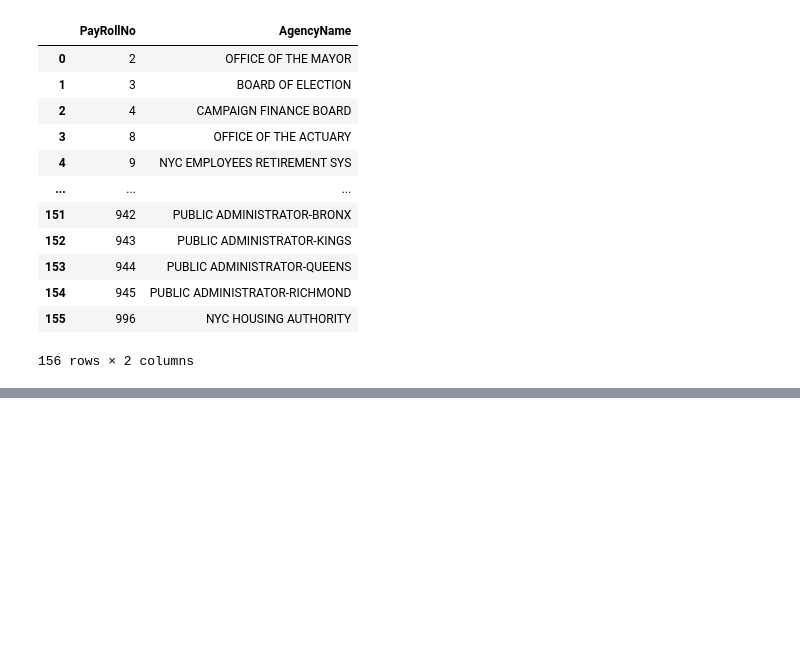
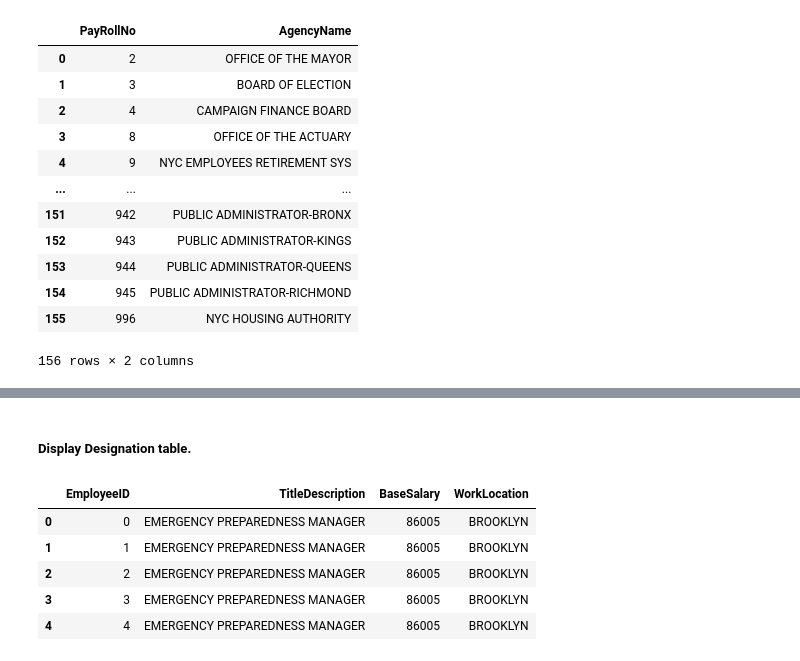
Before and after one commit to sachin17git/NYC-Payroll-Analysis, a Jupyter notebook: importDataDB.ipynb, the cells around one changed output, grey strips where cells are left out. Cells and saved outputs as stored; diff of their text form; code cells hidden in the pictures; blank space fills up the shorter version.

```diff
--- a/importDataDB.ipynb
+++ b/importDataDB.ipynb
@@ -226,0 +266,14 @@ with conn:
+# %% [markdown]
+##### Display Designation table.
+# %%
+with conn:
+    sql = "select * from Designation limit 5;"
+    dff = pd.read_sql_query(sql, conn)
+    display(dff)
+# %% [output]
+|  | EmployeeID | TitleDescription | BaseSalary | WorkLocation |
+| 0 | 0 | EMERGENCY PREPAREDNESS MANAGER | 86005 | BROOKLYN |
+| 1 | 1 | EMERGENCY PREPAREDNESS MANAGER | 86005 | BROOKLYN |
+| 2 | 2 | EMERGENCY PREPAREDNESS MANAGER | 86005 | BROOKLYN |
+| 3 | 3 | EMERGENCY PREPAREDNESS MANAGER | 86005 | BROOKLYN |
+| 4 | 4 | EMERGENCY PREPAREDNESS MANAGER | 86005 | BROOKLYN |
```
Also changed, not shown: parts of 10 cells of this notebook.
